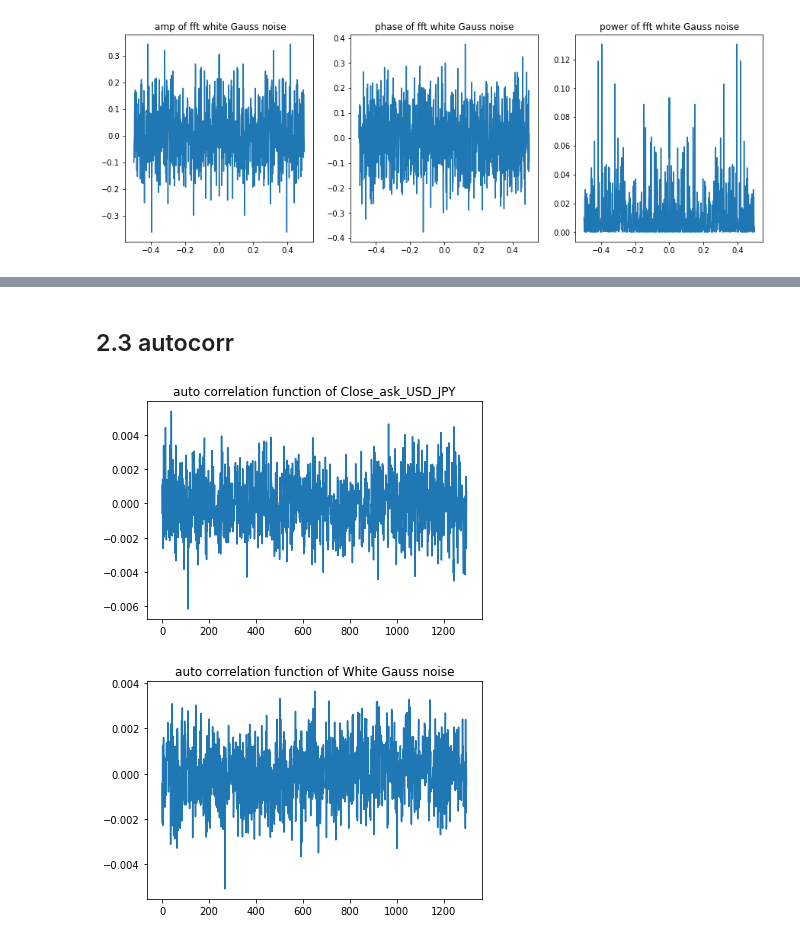
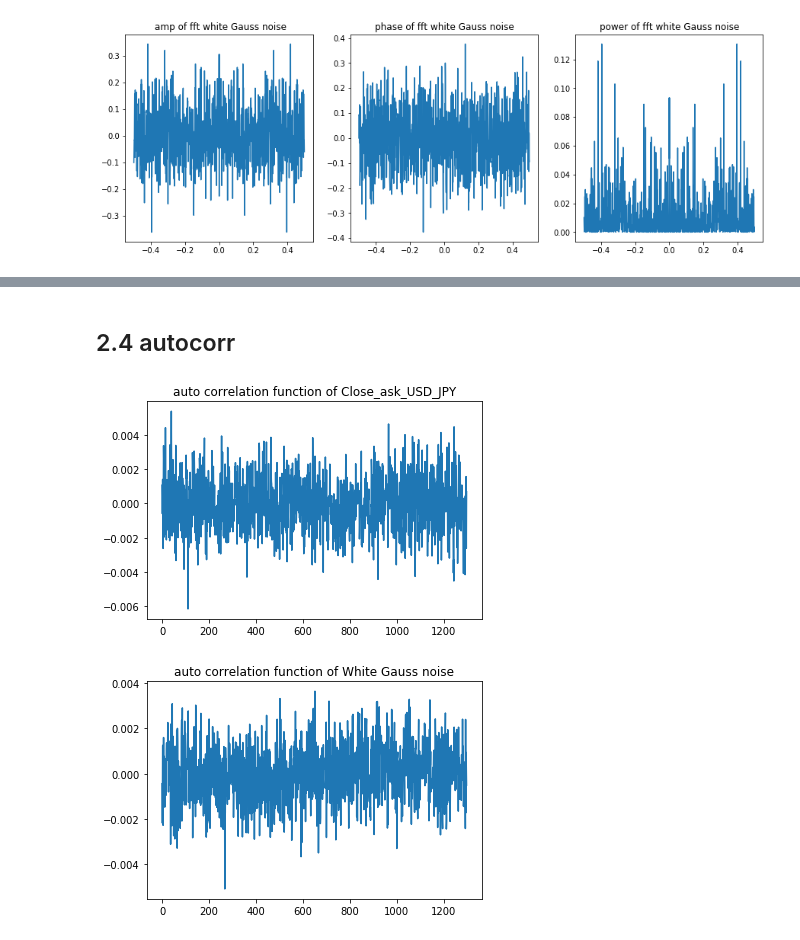
Before and after one commit to KotaTakeda/fx_time_series_analysis, a Jupyter notebook: wip_data_analysis.ipynb, the cells around one changed output, grey strips where cells are left out. Drawn from its saved outputs; the diff is of its cells as text; code cells hidden in the pictures.

```diff
--- a/wip_data_analysis.ipynb
+++ b/wip_data_analysis.ipynb
@@ -295,5 +309,5 @@ _ = fft_analize(sin)
 # %% [markdown]
-## 2.3 autocorr
+## 2.4 autocorr
 # %%
 def plot_corr(arr, title='', fft=True, save=False):
     N = len(arr)
@@ -307,10 +321,10 @@ def plot_corr(arr, title='', fft=True, save=False):
     if save:
         fig.savefig(f'data/img/{title}_autocorrelation.png')
 # %%
-plot_corr(usd_close_ask_diff, title='Close_ask_USD_JPY', save=True)
+plot_corr(usd_close_ask_diff, title='Close_ask_USD_JPY', save=False)
 # %% [output]
-[figure, old version]
+[figure, new version]
 # %%
-plot_corr(gauss_noise, title='White Gauss noise', save=True)
+plot_corr(gauss_noise, title='White Gauss noise', save=False)
 # %% [output]
-[figure, old version]
+[figure, new version]
```
Also changed, not shown: parts of 22 cells of this notebook.
